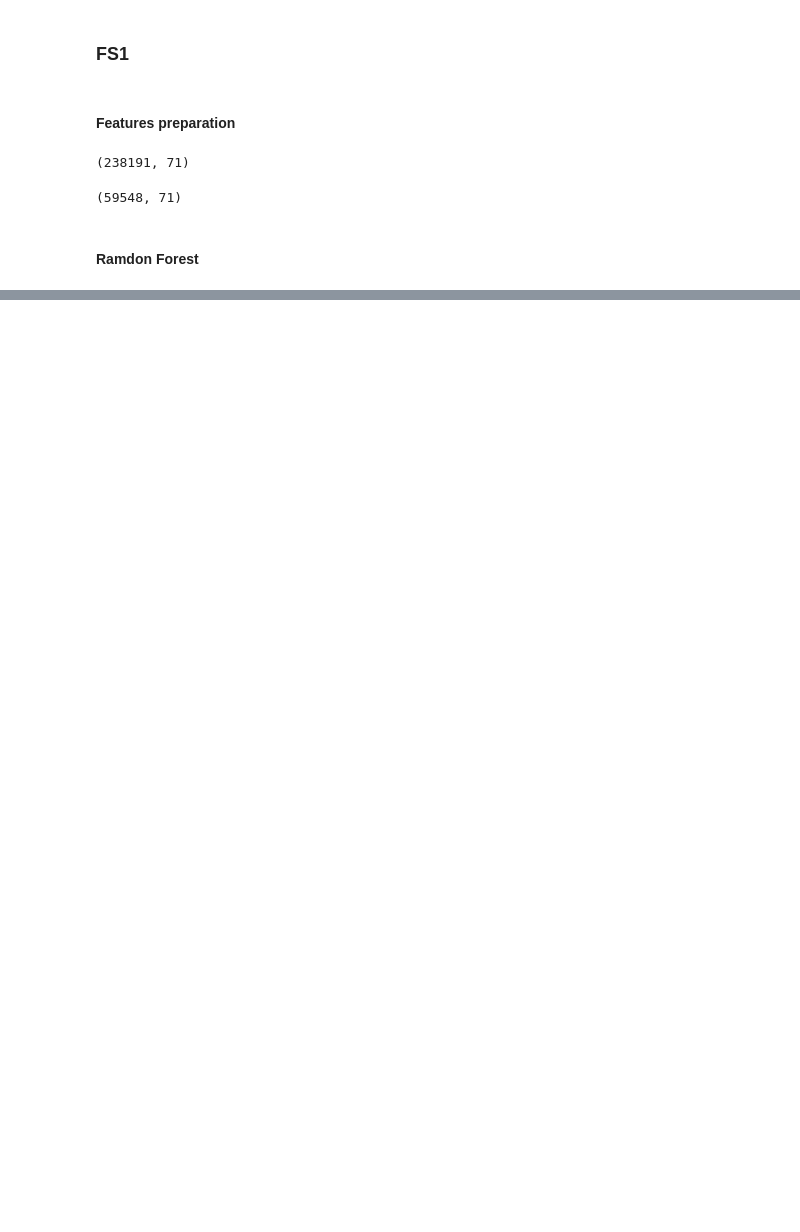
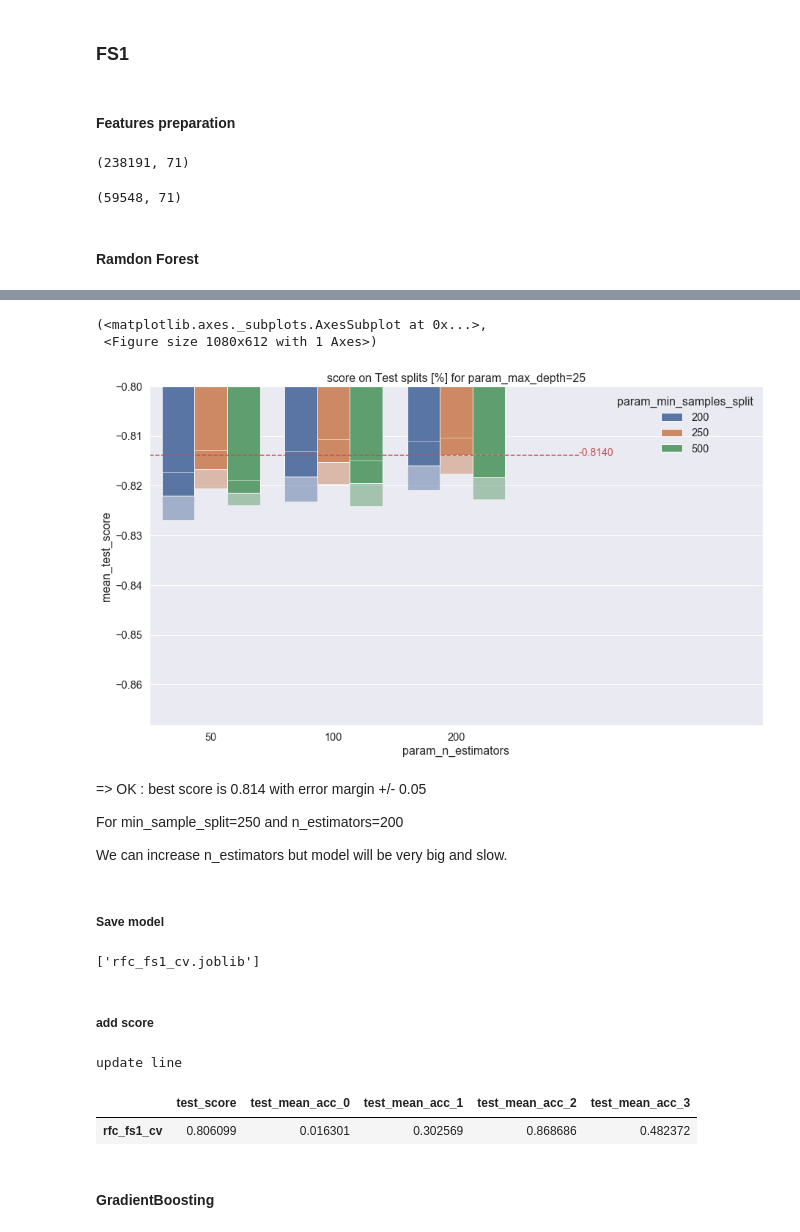
Before and after one commit to jeugregg/data-science-test, a Jupyter notebook: 02_Features_and_Model.ipynb, the cells around one changed output, grey strips where cells are left out. Saved outputs shown, nothing was run; the diff lists cells and outputs as text; code cells hidden in the pictures; blank space fills up the shorter version.

```diff
--- a/02_Features_and_Model.ipynb
+++ b/02_Features_and_Model.ipynb
@@ -1007,0 +1211,16 @@ log_loss(["spam", "ham", "ham", "spam"],
+# %%
+max_features_ideal = int(np.sqrt(X_train_n.shape[1]))
+n_estimators_range = [50, 100, 200]
+max_depth_range = [25]
+max_features_range = [max_features_ideal]
+min_samples_split_range = [200, 250, 500]
+
+score = make_scorer(competition_scorer, greater_is_better=False,
+                   needs_proba=True)
+#score = 'accuracy'
+# grille de paramètres
+param_grid = {'n_estimators': n_estimators_range,
+              'max_features': max_features_range,
+              'min_samples_split': min_samples_split_range,
+              'max_depth': max_depth_range}
+param_grid
@@ -1007,0 +1253,3 @@ log_loss(["spam", "ham", "ham", "spam"],
+# %%
+df_res_rfc_fs1_cv = pd.DataFrame(data=g_rfc_fs1_cv.cv_results_)
+df_res_rfc_fs1_cv.sort_values(by="rank_test_score").T
@@ -1007,0 +1319,40 @@ log_loss(["spam", "ham", "ham", "spam"],
+# %%
+plot_res_test_split(df_res_rfc_fs1_cv, "score", "param_n_estimators",
+                    "param_min_samples_split",
+                    y_min=-0.8,
+                    myFixedParam="param_max_depth",
+                    myFixedValue=25)
+# %% [output]
+(<matplotlib.axes._subplots.AxesSubplot at 0x...>,
+ <Figure size 1080x612 with 1 Axes>)
+[figure, added]
+# %% [markdown]
+=> OK : best score is 0.814 with error margin +/- 0.05
+
+For min_sample_split=250 and n_estimators=200
+
+We can increase n_estimators but model will be very big and slow.
+# %% [markdown]
+##### Save model
+# %%
+dump(g_rfc_fs1_cv.best_estimator_, 'rfc_fs1_cv.joblib', compress=3)
+# %% [output]
+['rfc_fs1_cv.joblib']
+# %% [markdown]
+##### add score
+# %%
+dict_scores = {"test_score": test_score,
+    "test_mean_acc_0": pt_count_g_rfc_fs1.loc[0, ('mean','ok_pred_g_rfc_fs1')],
+    "test_mean_acc_1": pt_count_g_rfc_fs1.loc[1, ('mean','ok_pred_g_rfc_fs1')],
+    "test_mean_acc_2": pt_count_g_rfc_fs1.loc[2, ('mean','ok_pred_g_rfc_fs1')],
+    "test_mean_acc_3": pt_count_g_rfc_fs1.loc[3, ('mean','ok_pred_g_rfc_fs1')],
+                }
+
+df_results = add_score(df_results, pd.Series(data = dict_scores), 'rfc_fs1_cv')
+df_results
+# %% [output]
+update line
+|  | test_score | test_mean_acc_0 | test_mean_acc_1 | test_mean_acc_2 | test_mean_acc_3 |
+| rfc_fs1_cv | 0.806099 | 0.016301 | 0.302569 | 0.868686 | 0.482372 |
+# %% [markdown]
+#### GradientBoosting
```
Also changed, not shown: parts of 74 cells of this notebook, 2 other files.
